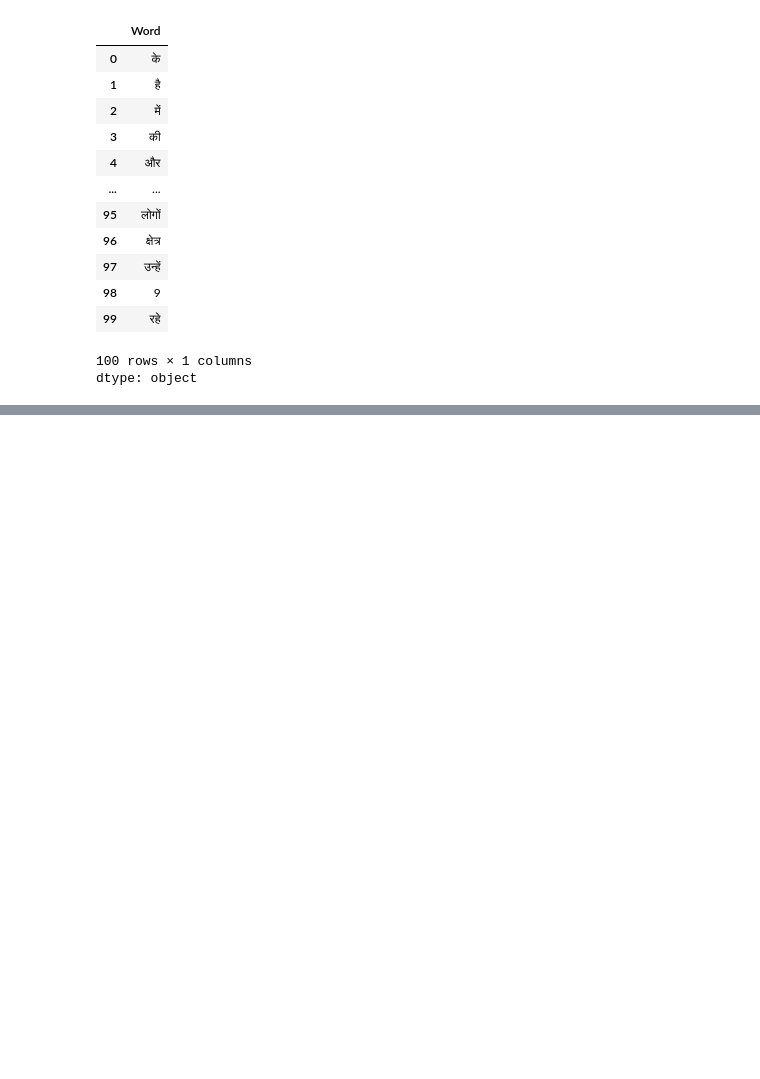
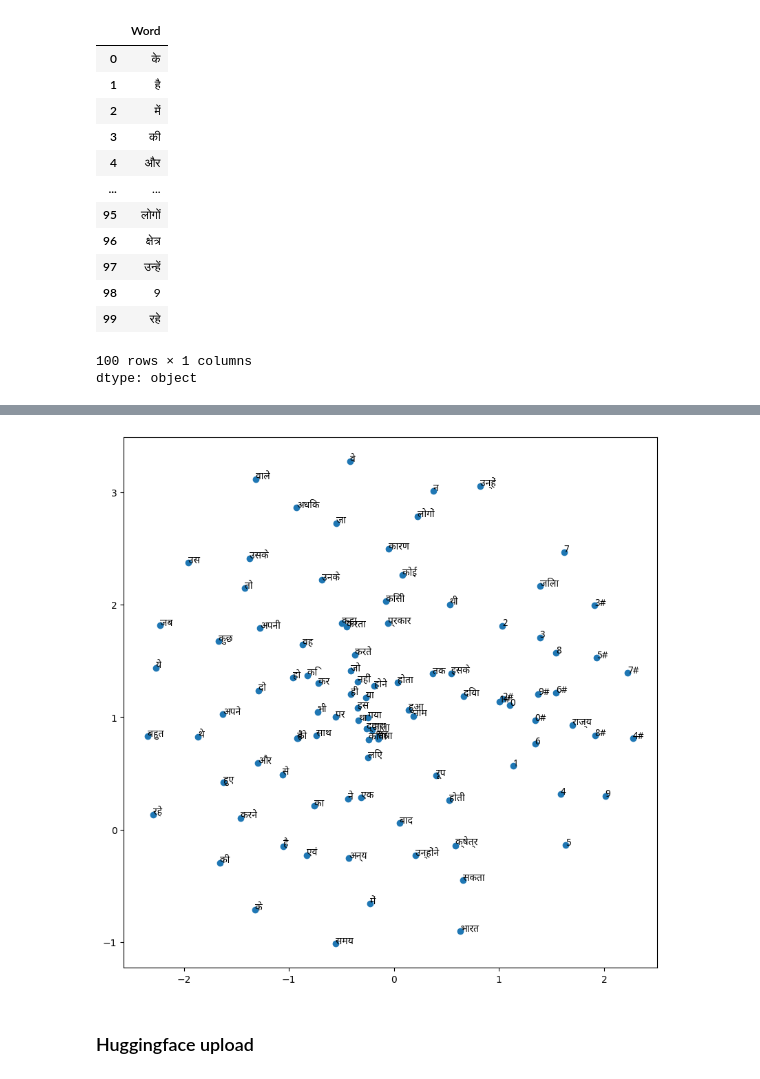
Before and after one commit to AbhishekBiswas12/Word2Vec_hindi, a Jupyter notebook: skipgram.ipynb, the cells around one changed output, grey strips where cells are left out. Saved outputs shown, nothing was run; the diff lists cells and outputs as text; code cells hidden in the pictures; blank space fills up the shorter version.

```diff
--- a/skipgram.ipynb
+++ b/skipgram.ipynb
@@ -194,7 +211,7 @@ def validate_model(model, train_loader, val_loader, device):
 # %%
-from IPython.display import clear_output
+from tqdm.auto import tqdm
 
-epochs = 20
+epochs = 25
 
 losses = []
 val_losses = []
@@ -202,10 +219,10 @@ samples = 0
 
 for epoch in range(epochs):
   i = 0
-  for x in train_loader:
-      context = x[:, 0].to('cuda')
-      target = x[:, 1].to('cuda')
-      labels = x[:, 2].to('cuda')
+  for x in tqdm(train_loader, desc=f"Epoch {epoch+1}/{epochs}", total=num_batches_train):
+      context = x[:, 0].to('cpu')
+      target = x[:, 1].to('cpu')
+      labels = x[:, 2].to('cpu')
 
       batch_size = target.shape[0]
 
@@ -219,11 +236,11 @@ for epoch in range(epochs):
       l.backward()
       optimizer.step()
       i+=1
-      print(f"Batch {i}, Loss: {l.item()}")
 
-  clear_output(wait=True)
-  train_loss, val_loss = validate_model(model, train_loader, val_loader, 'cuda')
+  train_loss, val_loss = validate_model(model, train_loader, val_loader, 'cpu')
   losses.append(train_loss)
   val_losses.append(val_loss)
   print(f"Epoch {epoch}, Loss: {losses[-1]}, Val_loss: {val_losses[-1]}")
+  torch.save(model, "Word2Vec_hindi.bin")
+  print(f"Model saved after {epoch+1} epochs")
 # %% [output]
@@ -471,0 +596,20 @@ WARNING:matplotlib.font_manager:findfont: Font family 'wght' not found.
+# %%
+from sklearn.manifold import TSNE
+
+tsne = TSNE(n_components=2, perplexity=30, random_state=42)
+reduced = tsne.fit_transform(testing_points)
+# %%
+import matplotlib.pyplot as plt
+from matplotlib import font_manager
+
+plt.figure(figsize=(10, 10))
+plt.scatter(reduced[:, 0], reduced[:, 1])
+
+for i, word in enumerate(word_int["Word"].iloc[:100]):
+    plt.annotate(word, (reduced[i, 0], reduced[i, 1]), fontproperties=font_prop)
+
+plt.show()
+# %% [output]
+[figure, added]
+# %% [markdown]
+### Huggingface upload
```
Also changed, not shown: parts of 37 cells of this notebook, 2 other files.
